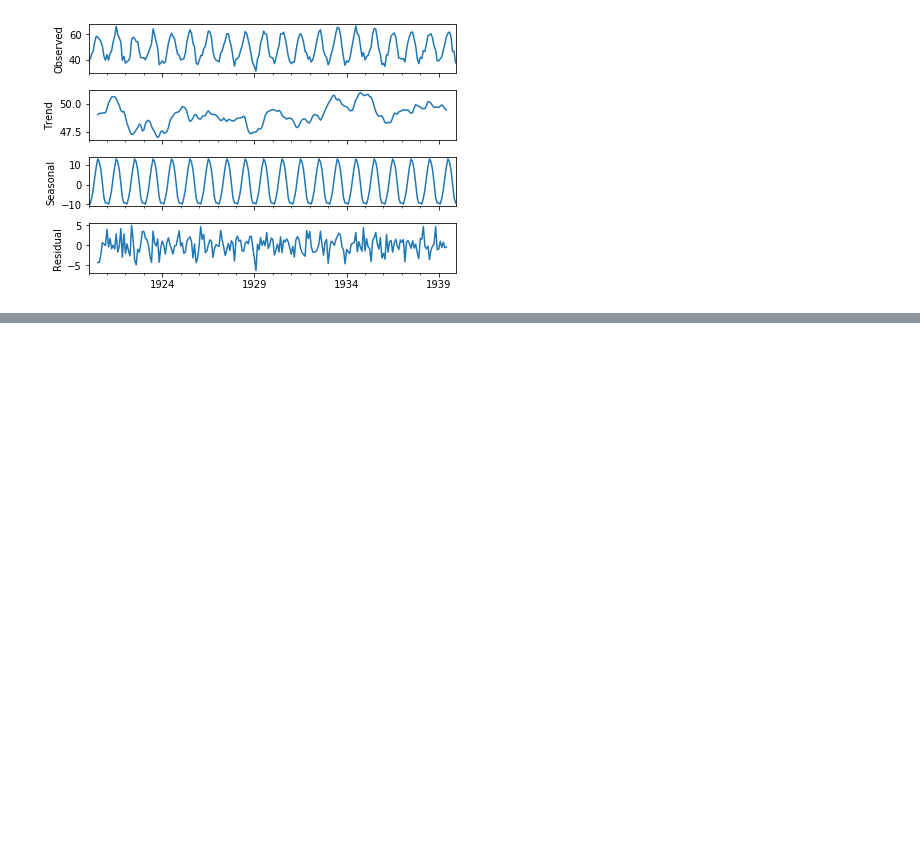
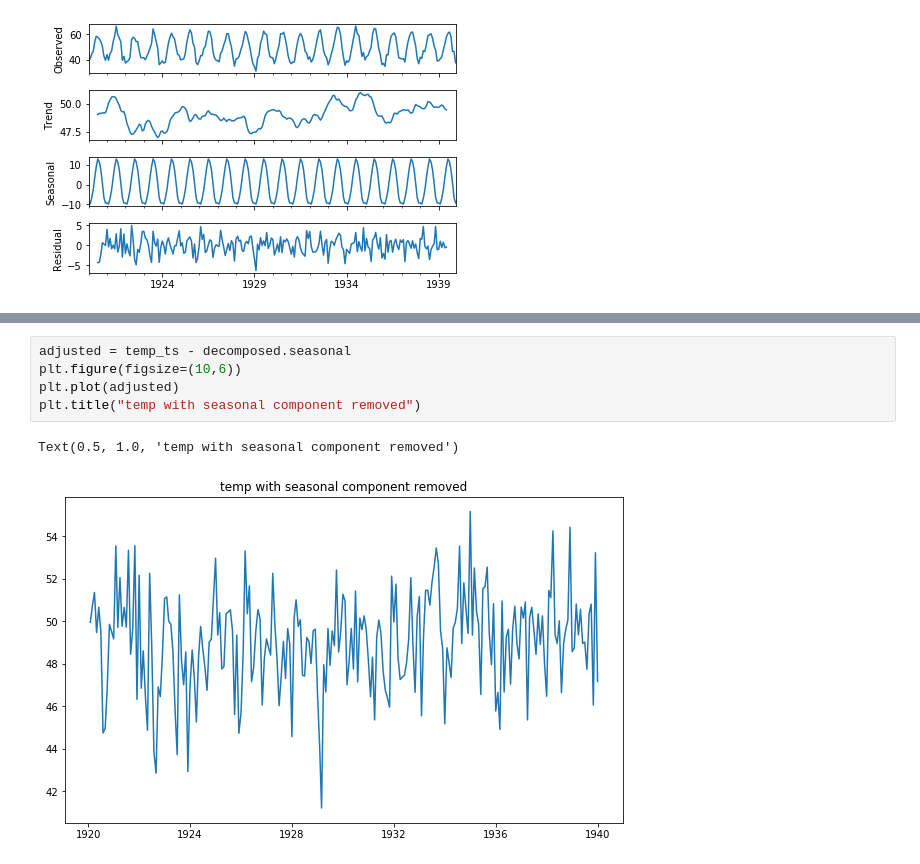
Before and after one commit to darrahts/timeSeriesAnalysis, a Jupyter notebook: arima.ipynb, the cells around one changed output, grey strips where cells are left out. Drawn from its saved outputs; the diff is of its cells as text; blank space fills up the shorter version.

```diff
--- a/arima.ipynb
+++ b/arima.ipynb
@@ -198,0 +220,8 @@ decplot = decomposed.plot()
+# %%
+adjusted = temp_ts - decomposed.seasonal
+plt.figure(figsize=(10,6))
+plt.plot(adjusted)
+plt.title("temp with seasonal component removed")
+# %% [output]
+Text(0.5, 1.0, 'temp with seasonal component removed')
+[figure, added]
```
Also changed, not shown: parts of 6 cells of this notebook.
